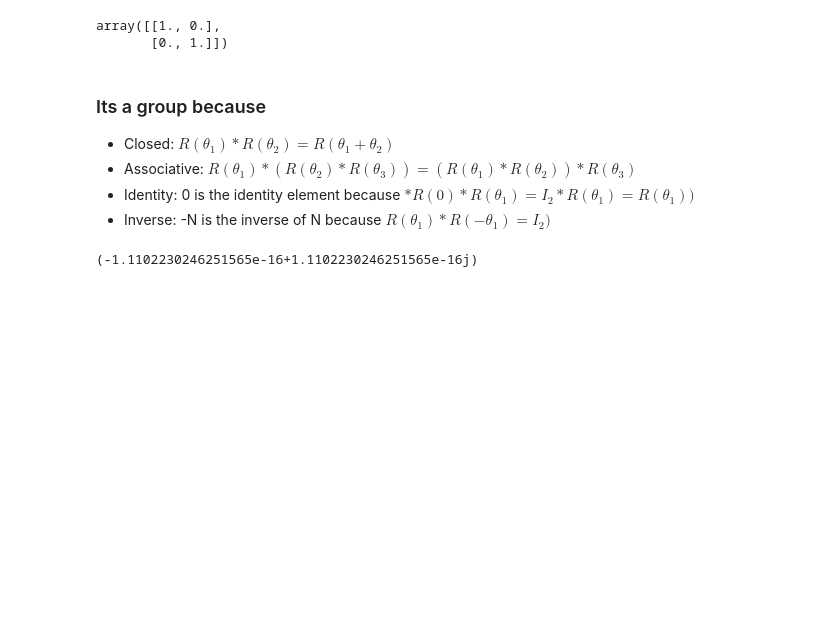
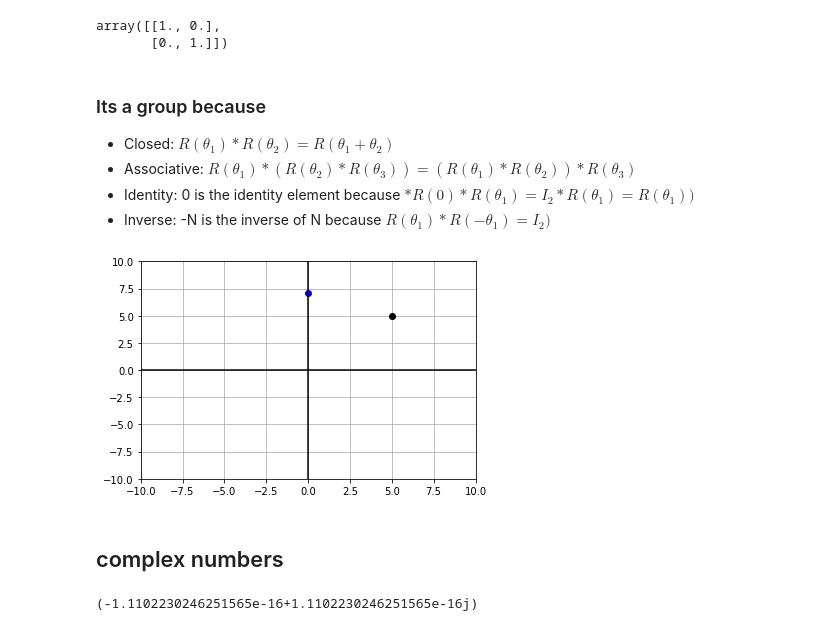
Before and after one commit to JeffreyILipton/ME480, a Jupyter notebook: JupyterNotebooks/Rotations, Translations of Homogenization.ipynb, the cells around one changed output. Saved outputs shown, nothing was run; the diff lists cells and outputs as text; code cells hidden in the pictures; blank space fills up the shorter version.

```diff
--- a/JupyterNotebooks/Rotations, Translations of Homogenization.ipynb
+++ b/JupyterNotebooks/Rotations, Translations of Homogenization.ipynb
@@ -66,6 +84,25 @@ array([[1., 0.],
  - Associative: $R(\theta_1)* ( R(\theta_2)*R(\theta_3) ) = (R(\theta_1)*R(\theta_2))  *R(\theta_3) $
  - Identity: 0 is the identity element because $*R(0)*R(\theta_1)= I_2*R(\theta_1)=R(\theta_1) )$
  - Inverse: -N is the inverse of N because $R(\theta_1)*R(-\theta_1)= I_2 )$
+# %%
+P_start = np.array([5,5])
+# %%
+P_end = R1@P_start
+# %%
+fig, ax = plt.subplots()
+ax.plot(P_start[0],P_start[1],"ko")
+ax.plot(P_end[0],P_end[1],"bo")
+#plt.axis('equal')
+ax.grid()
+ax.set_xlim(-10,10)
+ax.set_ylim(-10,10)
+ax.axhline(y=0, color='k')
+ax.axvline(x=0, color='k')
+plt.show()
+# %% [output]
+[figure, added]
+# %% [markdown]
+## complex numbers
 # %%
 def R2DComplex(theta):
     c = np.cos(theta)
```
Also changed, not shown: parts of 19 cells of this notebook.
